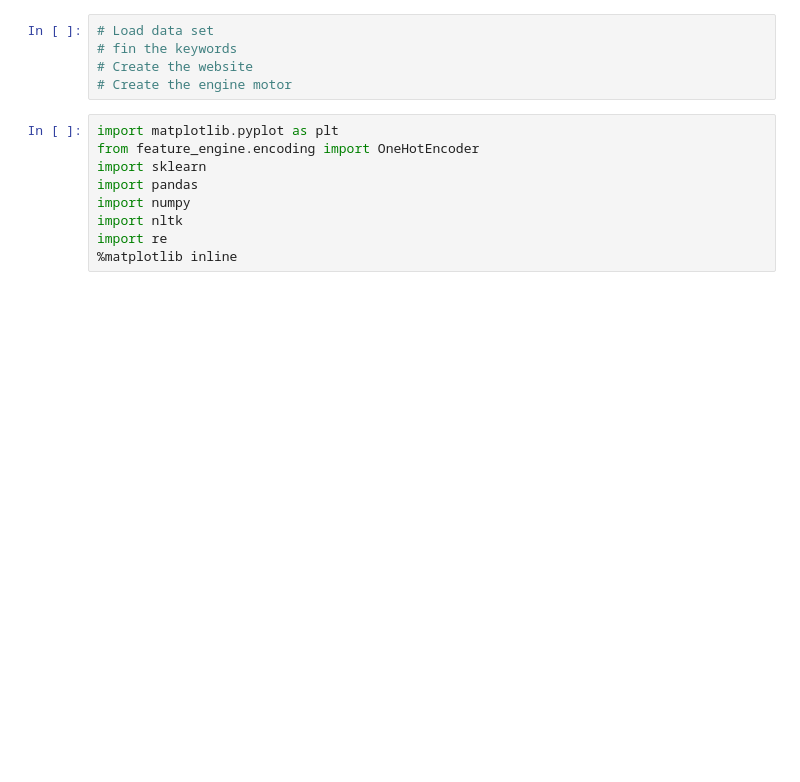
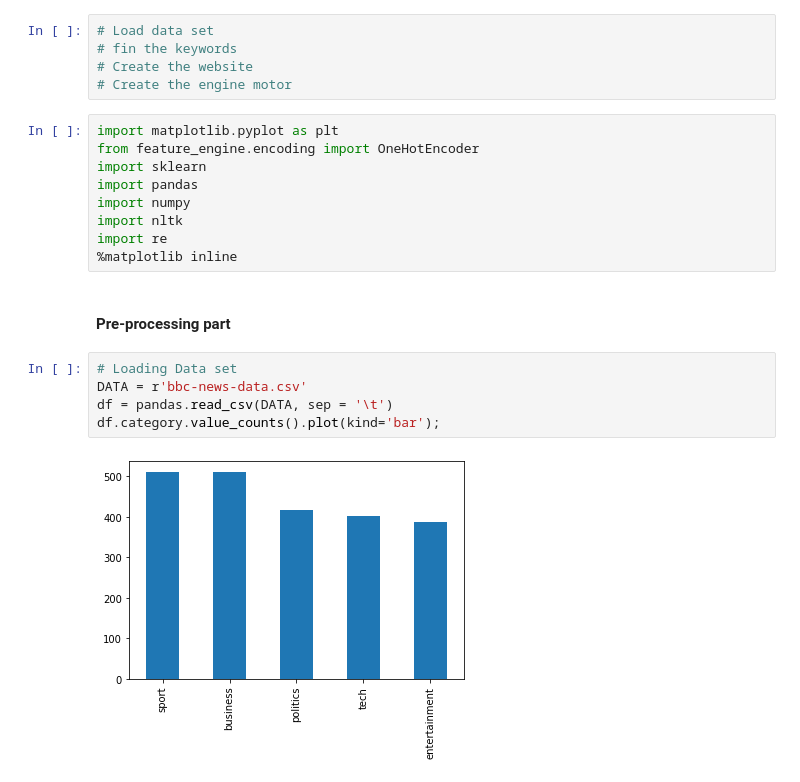
Before and after one commit to raudez77/search_engine, a Jupyter notebook: Search Engine.ipynb, the cells around one changed output. Cells and saved outputs as stored; diff of their text form; blank space fills up the shorter version.

```diff
--- a/Search Engine.ipynb
+++ b/Search Engine.ipynb
@@ -12,3 +12,12 @@ import numpy
 import nltk
 import re
 %matplotlib inline
+# %% [markdown]
+#### Pre-processing part
+# %%
+# Loading Data set
+DATA = r'bbc-news-data.csv'
+df = pandas.read_csv(DATA, sep = '\t')
+df.category.value_counts().plot(kind='bar');
+# %% [output]
+[figure, added]
```
Also changed, not shown: parts of 26 cells of this notebook, 1 other file.
